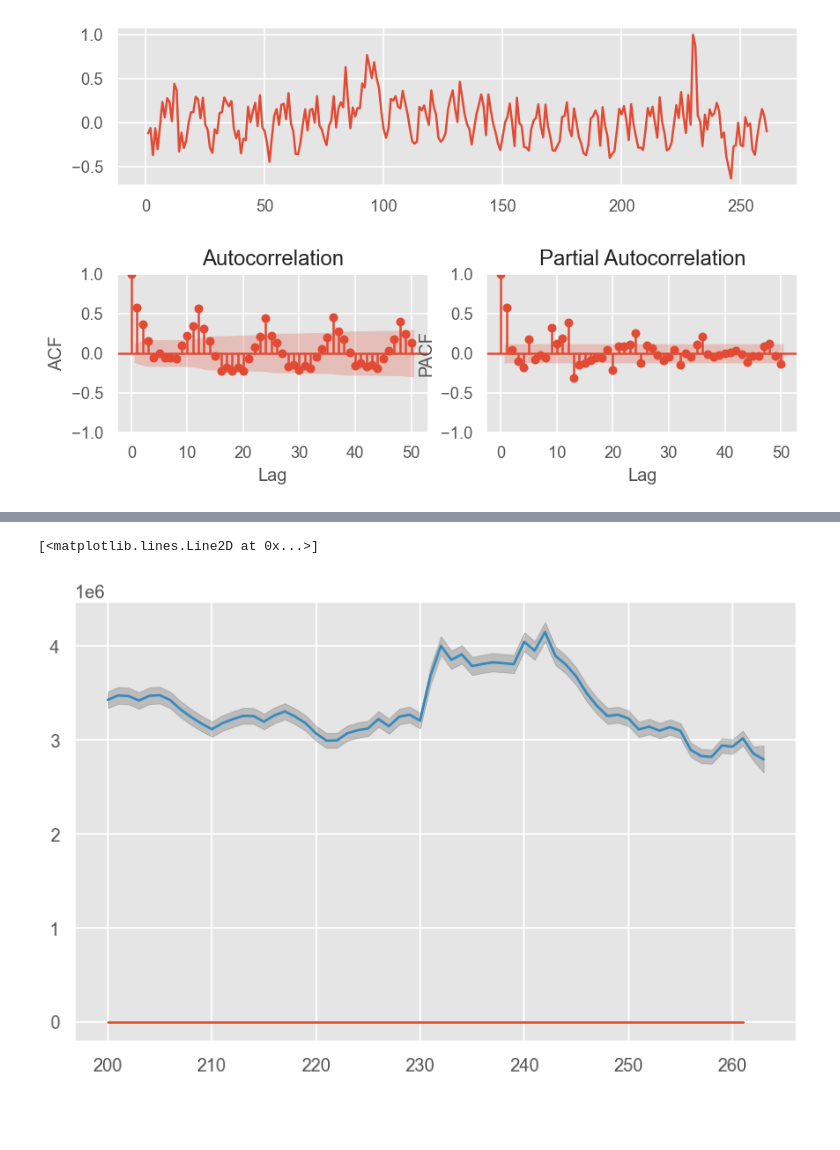
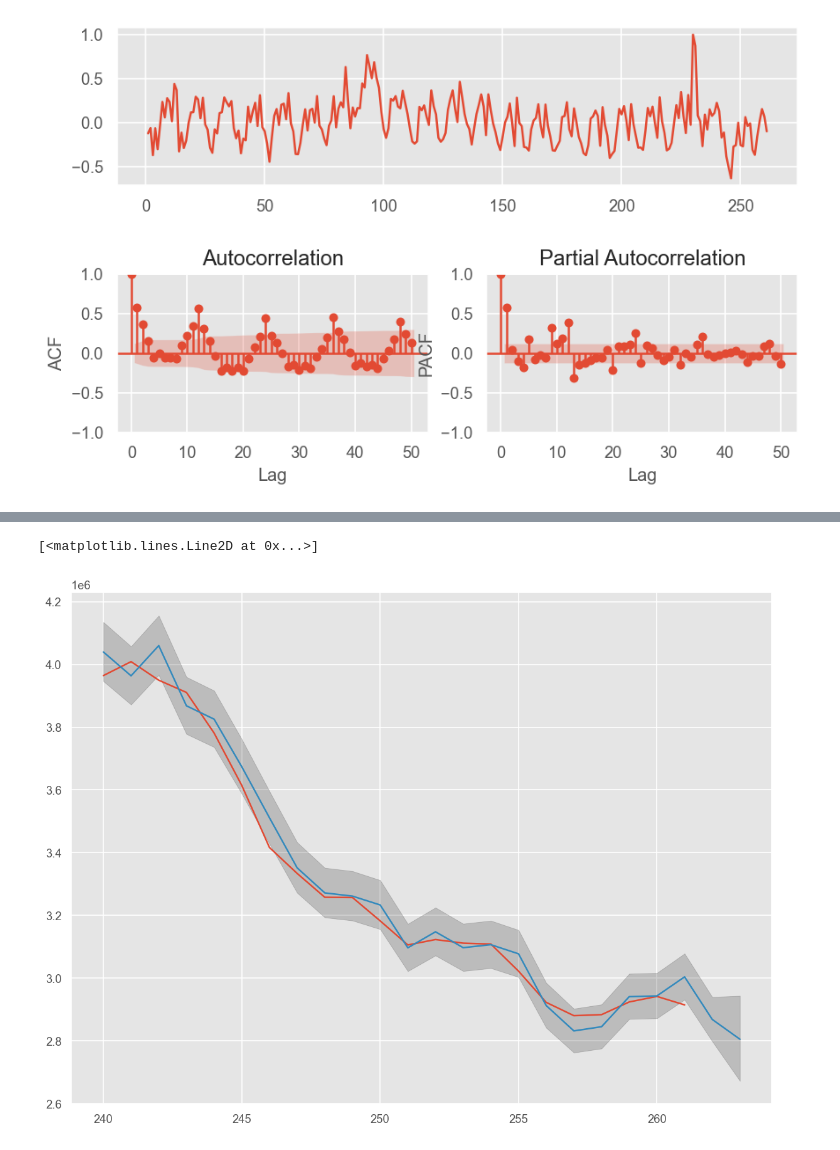
Before and after one commit to MartaSimon/ML_A2, a Jupyter notebook: scriptMarta.ipynb, the cells around one changed output, grey strips where cells are left out. Drawn from its saved outputs; the diff is of its cells as text; code cells hidden in the pictures; blank space fills up the shorter version.

```diff
--- a/scriptMarta.ipynb
+++ b/scriptMarta.ipynb
@@ -85,5 +107,5 @@ Vemos que no hay constancia ni en la media ni en la varianza, por lo que deberem
 # %%
-df_uneployment = df[['TOTAL']] # Maintain data.frame format for column
-df_uneployment
+df_unemployment = df[['TOTAL']] # Maintain data.frame format for column
+df_unemployment
 # %% [output]
 |  | TOTAL |
@@ -130,11 +160,11 @@ FT.boxcox_lambda_plot(df_uneployment, window_width=12)
 BOX_COX = True
 if BOX_COX:
     lmbda = 0.161 #Select lambda
-    z = st.boxcox(df_uneployment.values[:,0],   lmbda = lmbda) #Convert series to positive if neccesary
+    z = st.boxcox(df_unemployment.values[:,0],   lmbda = lmbda) #Convert series to positive if neccesary
     #z,lmbda = st.boxcox(df_ts.values[:,0] - min(df_ts.values) + 1) #Convert to positive and automatic selection of lmbda
-    z = pd.DataFrame(z, columns=df_uneployment.columns.values.tolist())
+    z = pd.DataFrame(z, columns=df_unemployment.columns.values.tolist())
 else:
-    z = df_uneployment
+    z = df_unemployment
 
 # Plot transformed data
 FT.ts_display(z)
@@ -189,12 +261,13 @@ Debemos hacer esto para establecer la seasonality. Lo hacemos con 0 para ver, y
 # %%
 # Fit model with estimated order
+'''
+AR --> (p) PACF
+MA --> (q) ACF
+Orden --> (p,d,q)
+'''
 sarima_fit = SARIMAX(z,
-                    order=(1,1,0), # Regular components
-                     # AR,si haces diferenciacion(d),MA
-                     # primeros coeficiente en ACF y PACF. solo t fijas en los primeros coeficientes de PACF. AR orden 2
-                    seasonal_order=(2, 1, 0, 12), # Seasonal components, (P, D, Q(MA), S)
-                     # En el Q es donde hay mas simple, PACF en los multiplos de 12 hay 3 pero en el ACF solo hay 1
-
+                    order=(1,1,0), # Regular components (p,d,q) --> en el d ponemos un 1 porque hemos decidido diferenciar. AR(1)
+                    seasonal_order=(0, 1, 1, 12),  # Seasonal components [P,D,Q,S] --> Estacionales - MA(1)
                     trend= 'n', # Type of trend: ['c','t','n','ct'] --> [constant, linear, no trend, constant and linear]
                     enforce_invertibility=False,
                     enforce_stationarity=False).fit()
@@ -228,0 +308,3 @@ Ljung-Box test of residuals:
+# %%
+df_unemployment = df_unemployment.reset_index()
+df_unemployment
@@ -229,24 +325,34 @@ Ljung-Box test of residuals:
 # %%
 #Obtain forecasts for in-sample and out-of-sample
-start = 200
+start = 240
 horizon = 1
-end = z.shape[0] + horizon
+end = df_unemployment["TOTAL"].shape[0] + horizon
 
 pred = sarima_fit.get_prediction(start = start, end=end, dynamic=False)
 yhat = pred.predicted_mean
 yhat_conf_int = pred.conf_int(alpha=0.05)
 
 #Undo Box-cox transform if necessary
 if BOX_COX:
     yhat = sp.special.inv_boxcox(yhat, lmbda)
     yhat_conf_int = sp.special.inv_boxcox(yhat_conf_int, lmbda)
 
+# Obtener las fechas de la prediccion (indice de fecha en nuestro df)
+# dates_to_plot = []
+# for i in range(1, (horizon+1)):
+#     d = df_unemployment.index[-1] + pd.DateOffset(months=i)
+#     dates_to_plot.append(d)
+# yhat.index = dates_to_plot
+# yhat_conf_int = dates_to_plot
+
+# initial_date = "2020-01-01"
+
 plt.figure()
 plt.fill_between(yhat_conf_int.index,
                 yhat_conf_int.iloc[:, 0],
                 yhat_conf_int.iloc[:, 1], color='k', alpha=.2)
-plt.plot(z.loc[start:])
+plt.plot(df_unemployment["TOTAL"].loc[start:])
 plt.plot(yhat)
 # %% [output]
 [<matplotlib.lines.Line2D at 0x...>]
-[figure, old version]
+[figure, new version]
```
Also changed, not shown: parts of 31 cells of this notebook.
